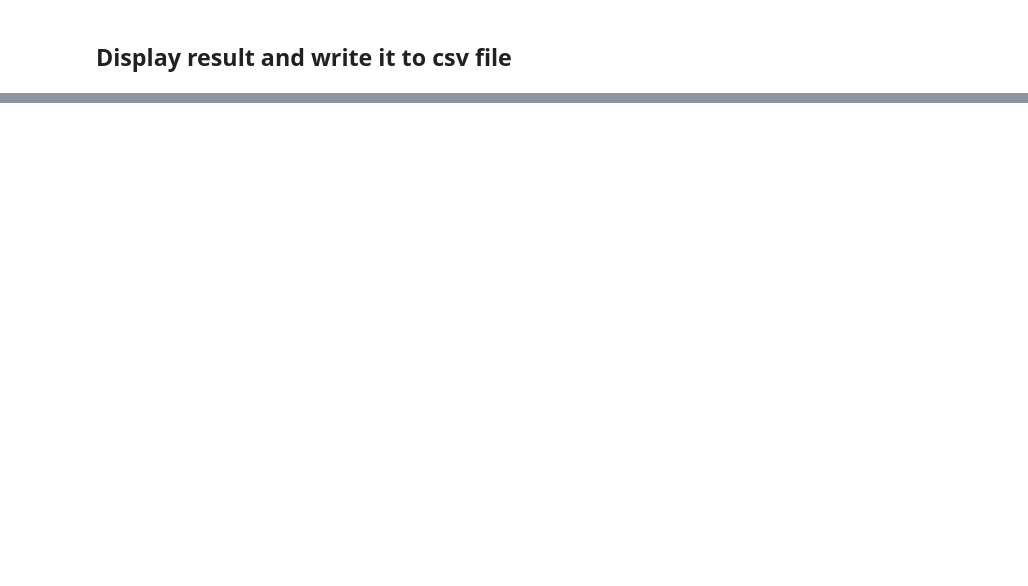
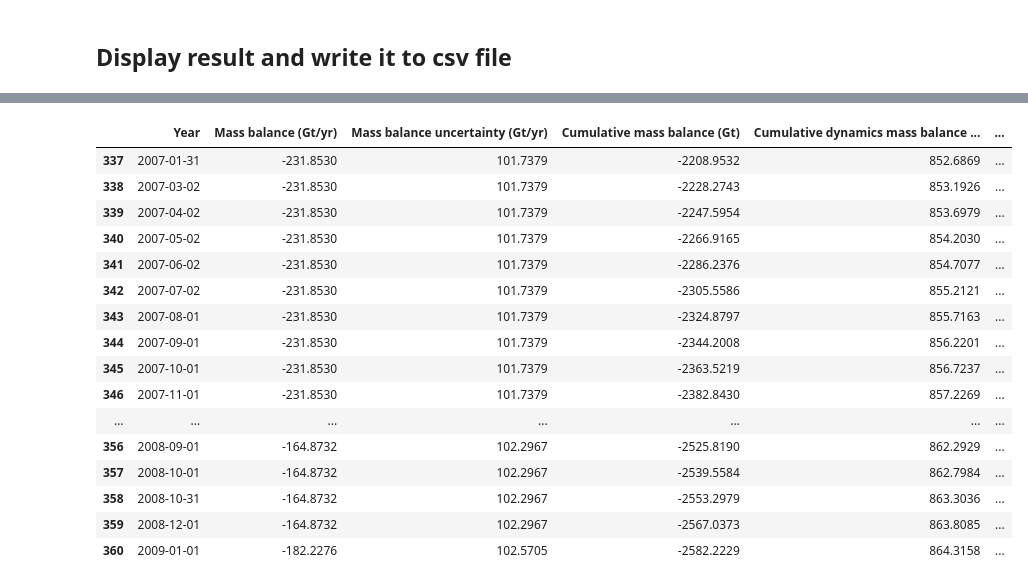
Before and after one commit to erikasy23/CmCt, a Jupyter notebook: notebooks/IMBIE/imbie_comparison.ipynb, the cells around one changed output, grey strips where cells are left out. Cells and saved outputs as stored; diff of their text form; code cells hidden in the pictures; blank space fills up the shorter version.

Commit message:
Changed the process to calulate time varying IMBE and model data

```diff
--- a/notebooks/IMBIE/imbie_comparison.ipynb
+++ b/notebooks/IMBIE/imbie_comparison.ipynb
@@ -21,11 +27,14 @@ from imbie_utils import *
 ### Configure IMBIE comparison
 # %%
 # Define the flag for the ice sheet region Greenland or Antarctica
-icesheet = "GIS"# Change to "AIS" or "GIS"
+icesheet = "AIS" # Change to "AIS" or "GIS"
+
+# Define the flag for the area region Basin mask or Total area
+area ="Basin" # Change to "Basin" or "Total"
 
 # Set start and end dates
-start_date = '2006-01-01'
-end_date ='2014-01-01'
+start_date = '2007-01-01'
+end_date ='2009-01-01'
 
 #Set density of ice
 rho_ice = 918 # (kg/m^3)
@@ -33,12 +42,20 @@ rho_ice = 918 # (kg/m^3)
 #output file dirctory
 output_path='/home/jovyan/CmCt/notebooks/IMBIE/'
 
+# Select  variable for mass balance comparision
+mass_balance_column="Cumulative mass balance (Gt)"# "Cumulative dynamics mass balance anomaly (Gt)"
+if mass_balance_column == "Cumulative mass balance (Gt)":
+    mass_balance_type = "total"
+elif mass_balance_column == "Cumulative dynamics mass balance anomaly (Gt)":
+    mass_balance_type = "dynamic"
+
+
 # Set model model path,shapefile path and projection and IMBIE csv_file
 if icesheet == "GIS":
     projection = "EPSG:3413"  # Greenland
     #Set the model data dir path
     # nc_filename='/home/jovyan/shared-public/CmCt/models/ISMIP6/lithk_GIS_JPL_ISSM_asmb.nc'
-    nc_filename='/home/jovyan/shared-public/CmCt/models/ISMIP6/lithk_GIS_ILTS_PIK_SICOPOLIS1_historical.nc'
+    nc_filename='/home/jovyan/shared-public/CmCt/models/ISMIP6/lithk_GIS_GSFC_ISSM_historical.nc'
     #Set the shape data dir path
     shape_filename = "/home/jovyan/CmCt/data/IMBIE/Greenland_Basins_PS_v1.4.2/Greenland_Basins_PS_v1.4.2.shp"
     #Set the observation data dir path
@@ -68,14 +85,6 @@ elif icesheet== "AIS":
 
 else:
     raise ValueError("Invalid iceshee value. Must be 'Greenland' or 'Antarctica'.")
-
-
-# Select  variable for mass balance comparision
-mass_balance_column="Cumulative mass balance (Gt)"# "Cumulative dynamics mass balance anomaly (Gt)"
-if mass_balance_column == "Cumulative mass balance (Gt)":
-    mass_balance_type = "total"
-elif mass_balance_column == "Cumulative dynamics mass balance anomaly (Gt)":
-    mass_balance_type = "dynamic"
 # %%
 # Check if  observation file exists
 if not os.path.exists(obs_filename):
@@ -106,11 +106,14 @@ time_var = gis_ds['time']
 # %% [markdown]
 ## Mass change comparision processing
 # %%
-# Process the model data and get mass balance and basin sums
-basin_result = process_model_data(nc_filename,start_date, end_date,rho_ice,projection,shape_filename,icesheet)
+# Calculate time-varying mass balance change of IMBIE from start to end date
+# #IMBIE total mass balance
+IMBIE_total_mass_change_sum=sum_MassBalance(obs_filename,start_date,end_date,mass_balance_column)
 
 
-# Process the IMBIE data and get results in a dictionary
-results = process_IMBIE(obs_filename, start_date, end_date, icesheet,  basin_result,mass_balance_column,obs_east_filename, obs_west_filename,
-                        obs_peninsula_filename)
+# Process the model data,calculate time-varying  model mass balance change from IMBIE's start to end date
+basin_result=process_model_data(nc_filename,IMBIE_total_mass_change_sum,start_date, end_date,rho_ice,projection,shape_filename,icesheet)
+
+# Calculate difference of IMBIE-model mass change
+results=process_IMBIE(obs_filename, start_date, end_date, icesheet, basin_result,IMBIE_total_mass_change_sum,mass_balance_column,obs_east_filename, obs_west_filename, obs_peninsula_filename)
 # %% [output]
@@ -139,0 +224,20 @@ Writing data to CSV file: /home/jovyan/CmCt/notebooks/IMBIE/lithk_GIS_BGC_BISICL
+# %%
+IMBIE_total_mass_change_sum
+# %% [output]
+|  | Year | Mass balance (Gt/yr) | Mass balance uncertainty (Gt/yr) | Cumulative mass balance (Gt) | Cumulative dynamics mass balance ... | ... |
+| 337 | 2007-01-31 | -231.8530 | 101.7379 | -2208.9532 | 852.6869 | ... |
+| 338 | 2007-03-02 | -231.8530 | 101.7379 | -2228.2743 | 853.1926 | ... |
+| 339 | 2007-04-02 | -231.8530 | 101.7379 | -2247.5954 | 853.6979 | ... |
+| 340 | 2007-05-02 | -231.8530 | 101.7379 | -2266.9165 | 854.2030 | ... |
+| 341 | 2007-06-02 | -231.8530 | 101.7379 | -2286.2376 | 854.7077 | ... |
+| 342 | 2007-07-02 | -231.8530 | 101.7379 | -2305.5586 | 855.2121 | ... |
+| 343 | 2007-08-01 | -231.8530 | 101.7379 | -2324.8797 | 855.7163 | ... |
+| 344 | 2007-09-01 | -231.8530 | 101.7379 | -2344.2008 | 856.2201 | ... |
+| 345 | 2007-10-01 | -231.8530 | 101.7379 | -2363.5219 | 856.7237 | ... |
+| 346 | 2007-11-01 | -231.8530 | 101.7379 | -2382.8430 | 857.2269 | ... |
+| ... | ... | ... | ... | ... | ... | ... |
+| 356 | 2008-09-01 | -164.8732 | 102.2967 | -2525.8190 | 862.2929 | ... |
+| 357 | 2008-10-01 | -164.8732 | 102.2967 | -2539.5584 | 862.7984 | ... |
+| 358 | 2008-10-31 | -164.8732 | 102.2967 | -2553.2979 | 863.3036 | ... |
+| 359 | 2008-12-01 | -164.8732 | 102.2967 | -2567.0373 | 863.8085 | ... |
+| 360 | 2009-01-01 | -182.2276 | 102.5705 | -2582.2229 | 864.3158 | ... |
```
Also changed, not shown: parts of 11 cells of this notebook.
